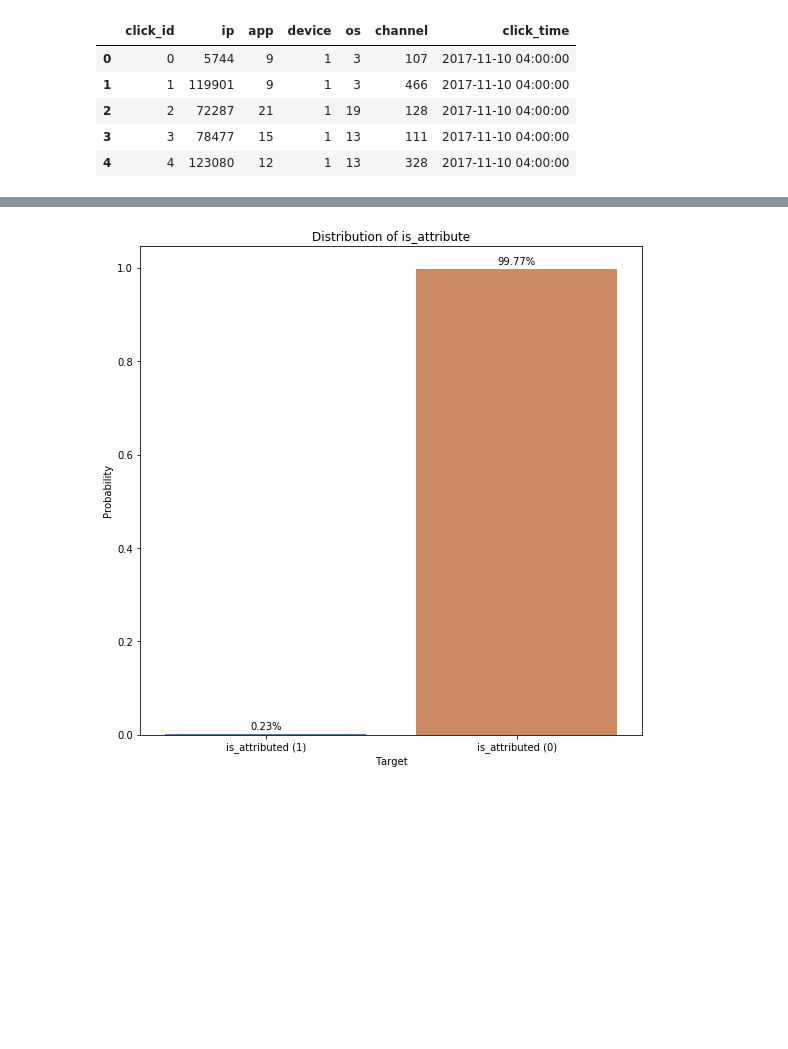
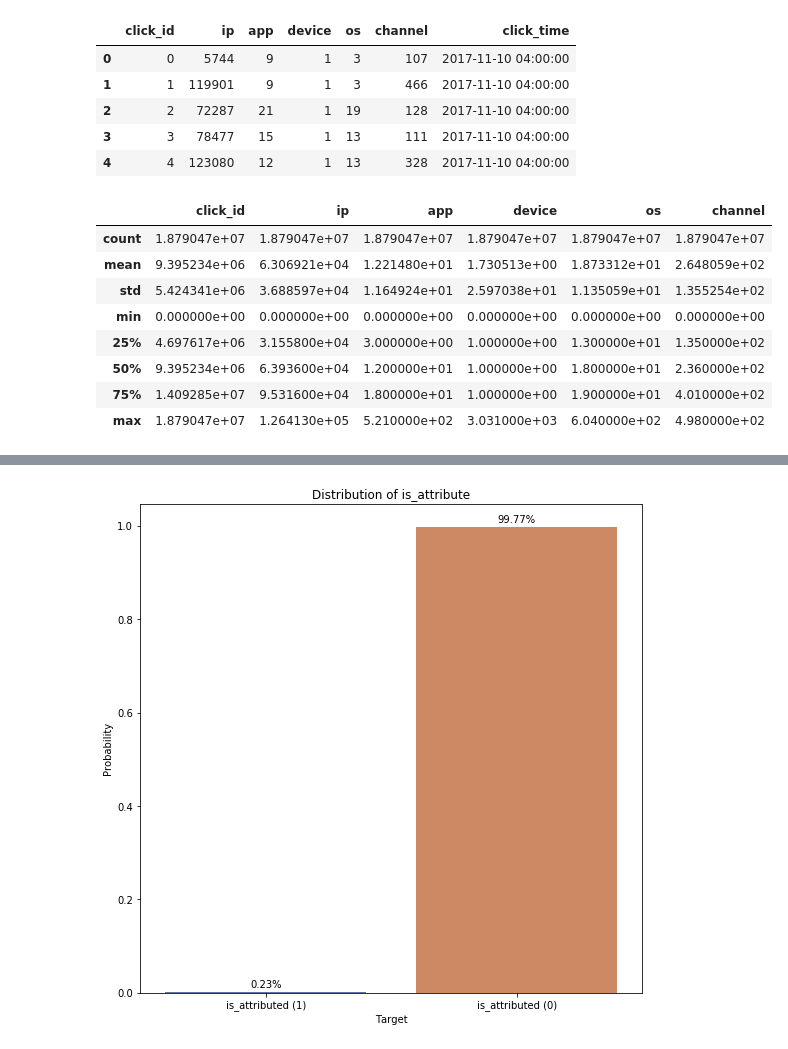
Before and after one commit to moabdelmoez/Udacity-ML-Nanodegree-Capston, a Jupyter notebook: capstone_final.ipynb, the cells around one changed output, grey strips where cells are left out. Cells and saved outputs as stored; diff of their text form; code cells hidden in the pictures; blank space fills up the shorter version.

```diff
--- a/capstone_final.ipynb
+++ b/capstone_final.ipynb
@@ -36,6 +51,18 @@ test.head()
 | 2 | 2 | 72287 | 21 | 1 | 19 | 128 | 2017-11-10 04:00:00 |
 | 3 | 3 | 78477 | 15 | 1 | 13 | 111 | 2017-11-10 04:00:00 |
 | 4 | 4 | 123080 | 12 | 1 | 13 | 328 | 2017-11-10 04:00:00 |
+# %%
+test.describe()
+# %% [output]
+|  | click_id | ip | app | device | os | channel |
+| count | 1.879047e+07 | 1.879047e+07 | 1.879047e+07 | 1.879047e+07 | 1.879047e+07 | 1.879047e+07 |
+| mean | 9.395234e+06 | 6.306921e+04 | 1.221480e+01 | 1.730513e+00 | 1.873312e+01 | 2.648059e+02 |
+| std | 5.424341e+06 | 3.688597e+04 | 1.164924e+01 | 2.597038e+01 | 1.135059e+01 | 1.355254e+02 |
+| min | 0.000000e+00 | 0.000000e+00 | 0.000000e+00 | 0.000000e+00 | 0.000000e+00 | 0.000000e+00 |
+| 25% | 4.697617e+06 | 3.155800e+04 | 3.000000e+00 | 1.000000e+00 | 1.300000e+01 | 1.350000e+02 |
+| 50% | 9.395234e+06 | 6.393600e+04 | 1.200000e+01 | 1.000000e+00 | 1.800000e+01 | 2.360000e+02 |
+| 75% | 1.409285e+07 | 9.531600e+04 | 1.800000e+01 | 1.000000e+00 | 1.900000e+01 | 4.010000e+02 |
+| max | 1.879047e+07 | 1.264130e+05 | 5.210000e+02 | 3.031000e+03 | 6.040000e+02 | 4.980000e+02 |
 # %%
 print('[{}] Finished loading data'.format(time.time() - start_time))
 # %% [output]
```
Also changed, not shown: parts of 11 cells of this notebook, 2 other files.
